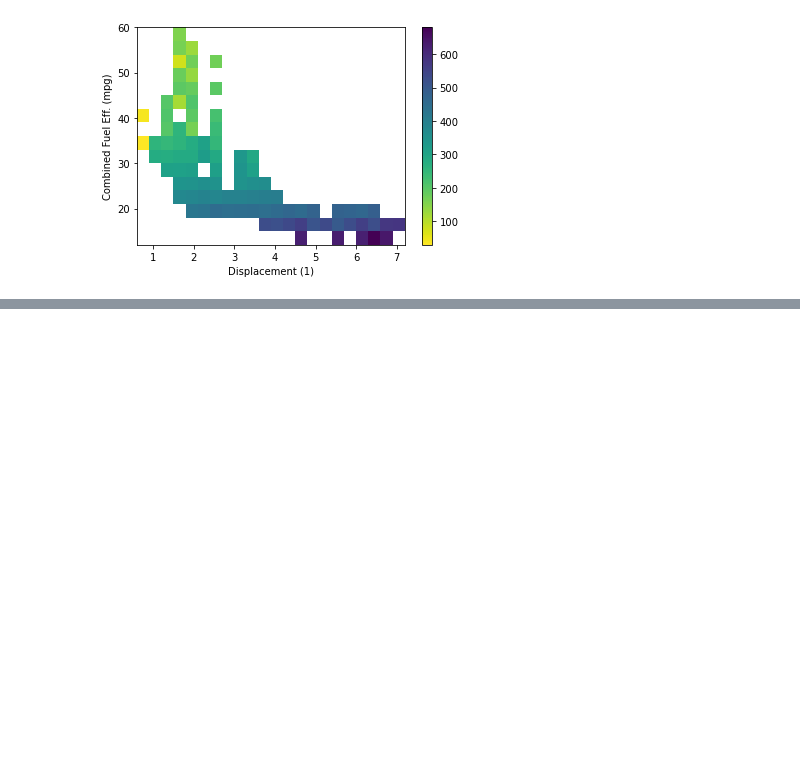
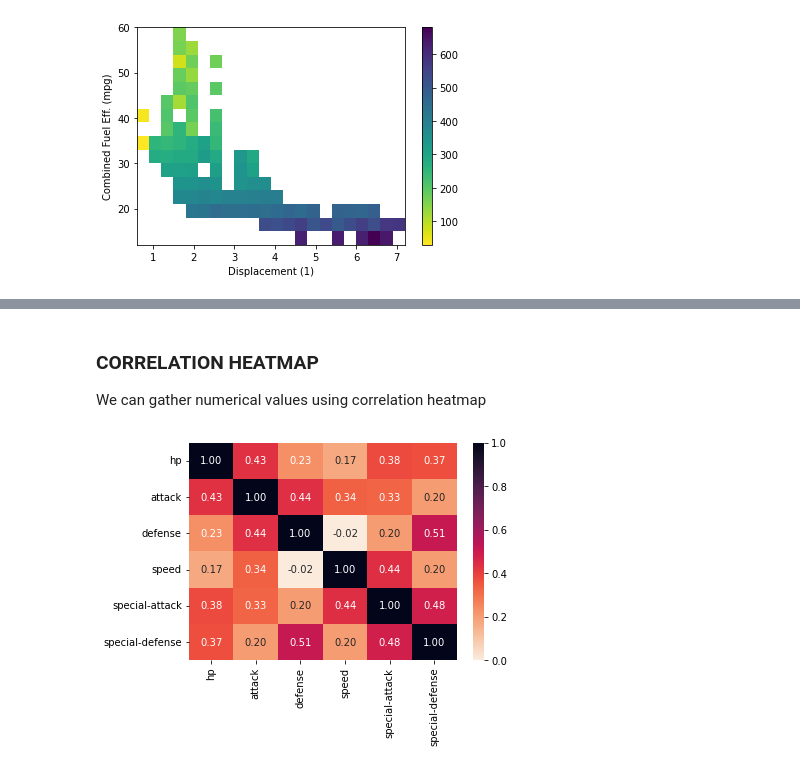
Before and after one commit to TheBrittinator/Bivariate-Multivariate-Exploration, a Jupyter notebook: multivariate-data-exploration.ipynb, the cells around one changed output, grey strips where cells are left out. Cells and saved outputs as stored; diff of their text form; code cells hidden in the pictures; blank space fills up the shorter version.

```diff
--- a/multivariate-data-exploration.ipynb
+++ b/multivariate-data-exploration.ipynb
@@ -314,0 +354,12 @@ plt.ylabel('Combined Fuel Eff. (mpg)');
+# %% [markdown]
+### CORRELATION HEATMAP
+
+We can gather numerical values using correlation heatmap
+# %%
+# use our pkmn_stats variable for the heatmap. reverse coloring using `cmap`,
+# and add labels in decimal format up to two places
+
+sb.heatmap(pokemon[pkmn_stats].corr(), cmap = 'rocket_r', annot = True,
+          fmt = '.2f', vmin = 0);
+# %% [output]
+[figure, added]
```
Also changed, not shown: parts of 9 cells of this notebook.
